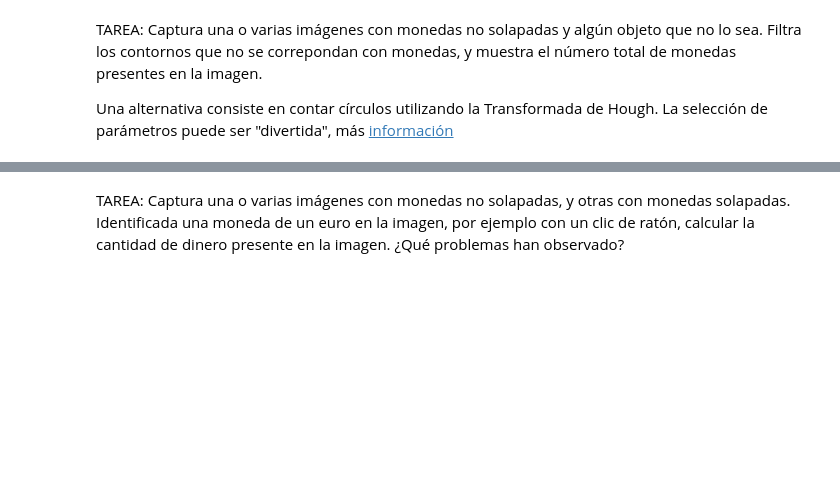
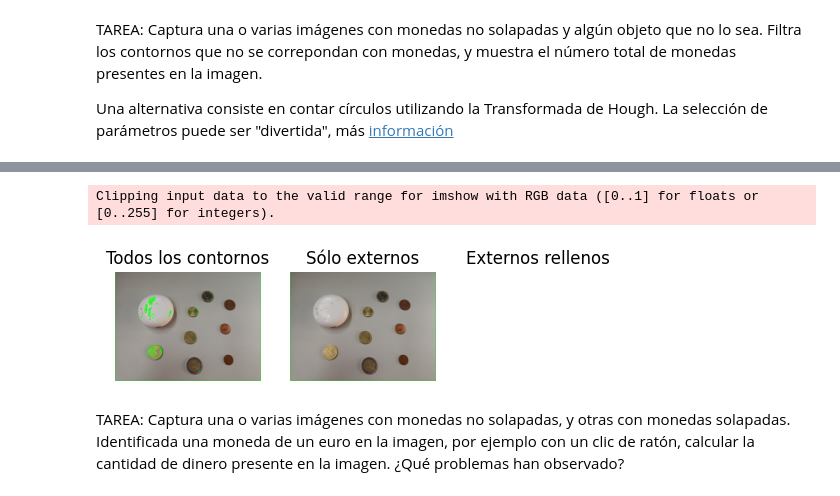
Before and after one commit to xskere/practicasVC, a Jupyter notebook: P3/VC_P3.ipynb, the cells around one changed output, grey strips where cells are left out. Drawn from its saved outputs; the diff is of its cells as text; code cells hidden in the pictures; blank space fills up the shorter version.

```diff
--- a/P3/VC_P3.ipynb
+++ b/P3/VC_P3.ipynb
@@ -13,3 +48,73 @@ Una alternativa consiste en contar círculos utilizando la Transformada de Hough
+# %%
+#Localiza contornos en imagen obtenida con umbral fijo
+#findContours está diseñada para imágenes con la figura en blanco y el fondo negro
+#La imagen de entrada debe ser de un canal y 8 bits excepto en los modos RETR_CCOMP o RETR_FLOODFILL
+#hierarchy contiene información sobre el nivel del contorno, relaciones paterno-filiales
+
+#Obtiene todos los contornos, externos e internos
+contornos, hierarchy = cv2.findContours(
+    img_th1, #imagen
+    cv2.RETR_TREE, #Modo de recuperación (lista, árbol, nivel superior)
+    cv2.CHAIN_APPROX_SIMPLE #Método de aproximación del contorno
+    )
+#Obtiene únicamente los contornos externos
+contornos2, hierarchy2 = cv2.findContours(img_th1,
+    cv2.RETR_EXTERNAL ,
+    cv2.CHAIN_APPROX_SIMPLE)
+
+# Dibuja sobre la imagen de entrada todos los contornos en verde
+#Cada vez que quiere pintar convierte img para no tener restos
+img_rgb = cv2.cvtColor(img, cv2.COLOR_BGR2RGB)
+cv2.drawContours(img_rgb, contornos, -1, (0,255,0), 3)
+
+plt.subplot(131)
+plt.axis("off")
+plt.imshow(img_rgb)
+plt.title('Todos los contornos')
+
+# Dibuja sobre la imagen de entrada sólo contornos externos
+img_rgb = cv2.cvtColor(img, cv2.COLOR_BGR2RGB)
+cv2.drawContours(img_rgb, contornos2, -1, (0,255,0), 3)
+
+plt.subplot(132)
+plt.axis("off")
+plt.imshow(img_rgb)
+plt.title('Sólo externos')
+
+#Dibuja contornos externos rellenos en imagen vacía
+#crea imagen vacíanegra
+img_cont = np.zeros(img_rgb.shape)
+for c in contornos2:
+    #Área delcontorno
+    area = cv2.contourArea(c)
+
+    #Dimensión mínima (útil en ocasiones)
+    if (area > 3):
+        #Perímetro delcontorno
+        perimetro = cv2.arcLength(c,True)
+        #Contenedor alineado con ejes de la imagen
+        x,y,w,h = cv2.boundingRect(c)
+        #Mínimo contenedor ajustado para el contorno
+        rect = cv2.minAreaRect(c)
+        #Mínimo círculo que lo contiene
+        (cx,cy),radio = cv2.minEnclosingCircle(c)
+        #Elipse ajustada al contorno
+        if c.shape[0] > 5:
+            elipse = cv2.fitEllipse(c)
+            #Para determinadas tareas nos interesará mostrar estos valores
+            #print(area, perimetro, rect, cx,cy,radio, elipse)
+
+        #Dibuja los contornos
+        cv2.drawContours(img_cont, [c], -1, (255,255,255), -1)
+
+plt.subplot(133)
+plt.axis("off")
+plt.imshow(img_cont)
+plt.title('Externos rellenos')
+plt.show()
+# %% [output]
+Clipping input data to the valid range for imshow with RGB data ([0..1] for floats or [0..255] for integers).
+[figure, added]
 # %% [markdown]
 TAREA: Captura una o varias imágenes con monedas no solapadas, y otras con monedas solapadas. Identificada una moneda de un euro en la imagen, por ejemplo con un clic de ratón, calcular la cantidad de dinero presente en la imagen. ¿Qué problemas han observado?
 # %% [markdown]
```
Also changed, not shown: parts of 1 cell of this notebook, 2 other files.
